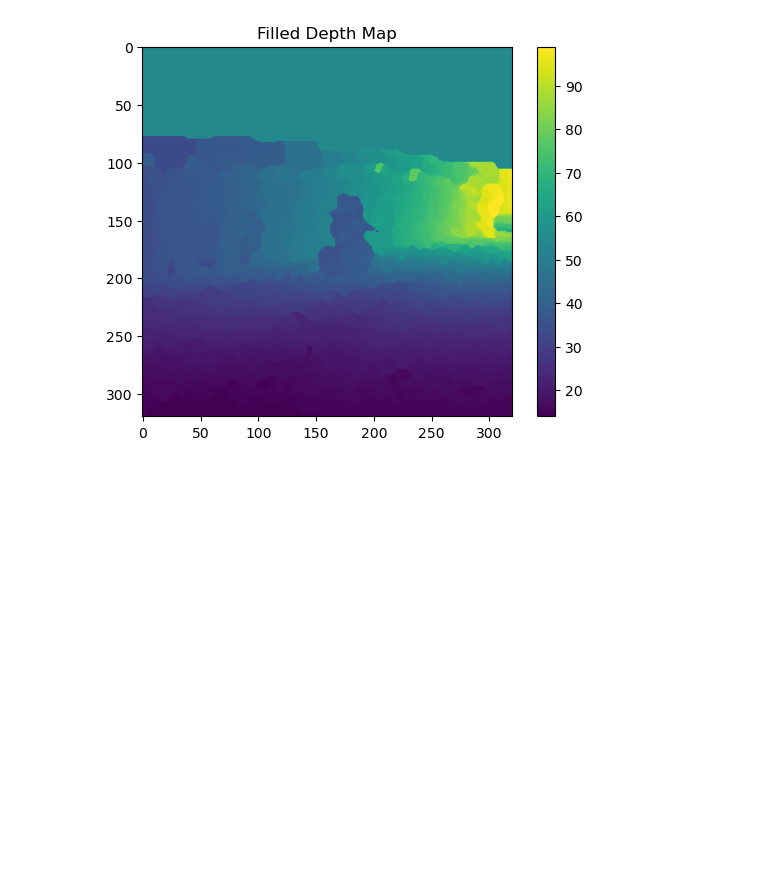
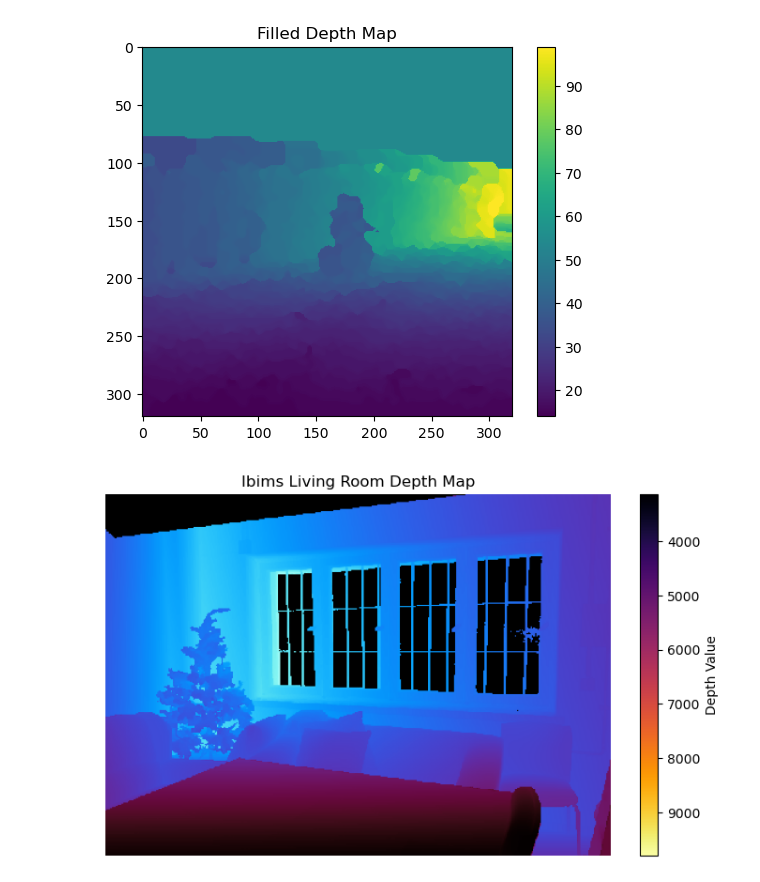
Before and after one commit to Alex-Lord/Joint-Absolute-Relative-Relation-Network-for-Generalizable-Depth-Completion, a Jupyter notebook: test.ipynb, the cells around one changed output. Cells and saved outputs as stored; diff of their text form; code cells hidden in the pictures; blank space fills up the shorter version.

```diff
--- a/test.ipynb
+++ b/test.ipynb
@@ -127,3 +127,55 @@ visualize_depth(filled_depth_image, title="Filled Depth Map")
 # %% [output]
 [figure]
 [figure]
+# %%
+import cv2
+import numpy as np
+import matplotlib.pyplot as plt
+import matplotlib.cm as cm
+import matplotlib.colors as mcolors
+
+# 读取深度图路径
+depth_path = "/data1/Chenbingyuan/Depth-Completion/g2_dataset/Ibims/val/Ibims_gt/livingroom_06.png"
+
+# 读取深度图
+depth = cv2.imread(depth_path, cv2.IMREAD_UNCHANGED)  # 读取 16 位深度图
+
+# 计算最小值和最大值（忽略无效深度 0）
+min_val = np.min(depth[depth > 0])  # 找到非零最小深度值
+max_val = np.max(depth)
+
+# 归一化深度图并应用伪彩色映射
+def process_depth(depth, min_val, max_val):
+    depth_normalized = ((depth - min_val) / (max_val - min_val) * 255).astype(np.uint8)
+    colored_depth = cv2.applyColorMap(depth_normalized, cv2.COLORMAP_INFERNO)
+    colored_depth[depth == 0] = [0, 0, 0]  # 使无效深度（0）变黑
+    return colored_depth
+
+# 处理深度图
+colored_depth = process_depth(depth, min_val, max_val)
+
+# 创建颜色映射
+cmap = cm.get_cmap('inferno')
+norm = mcolors.Normalize(vmin=min_val, vmax=max_val)
+sm = cm.ScalarMappable(cmap=cmap, norm=norm)
+sm.set_array([])
+
+# 绘制并保存
+def plot_and_save(image, title, filename):
+    fig, ax = plt.subplots(figsize=(10, 5))
+    ax.imshow(image)
+    ax.axis("off")
+    ax.set_title(title)
+
+    # 添加颜色条
+    cbar = plt.colorbar(sm, ax=ax, fraction=0.046, pad=0.04)
+    cbar.set_label("Depth Value")
+    cbar.ax.invert_yaxis()
+
+    plt.savefig(filename, dpi=400)
+    plt.show()
+
+# 显示并保存深度图
+plot_and_save(colored_depth, "Ibims Living Room Depth Map", "livingroom_06_colored.png")
+# %% [output]
+[figure, added]
```
Also changed, not shown: 10 other files.
